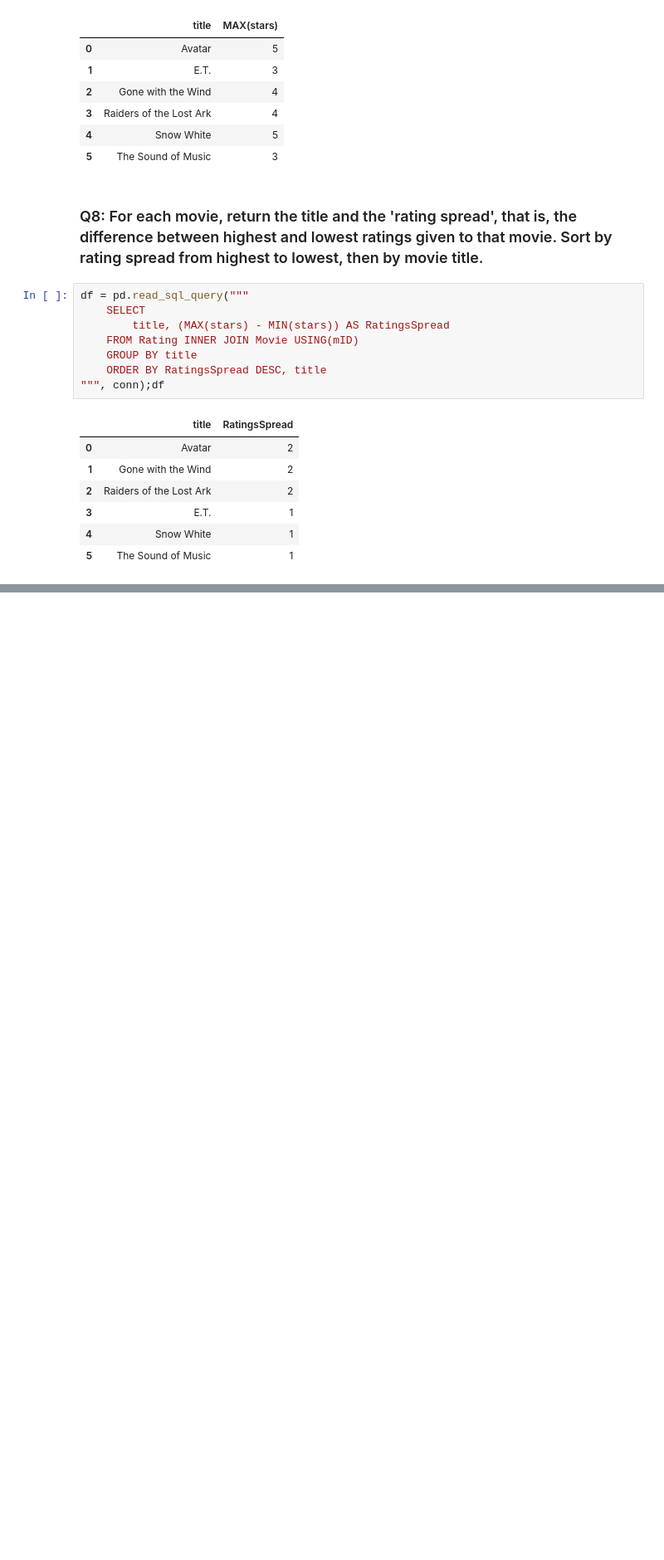
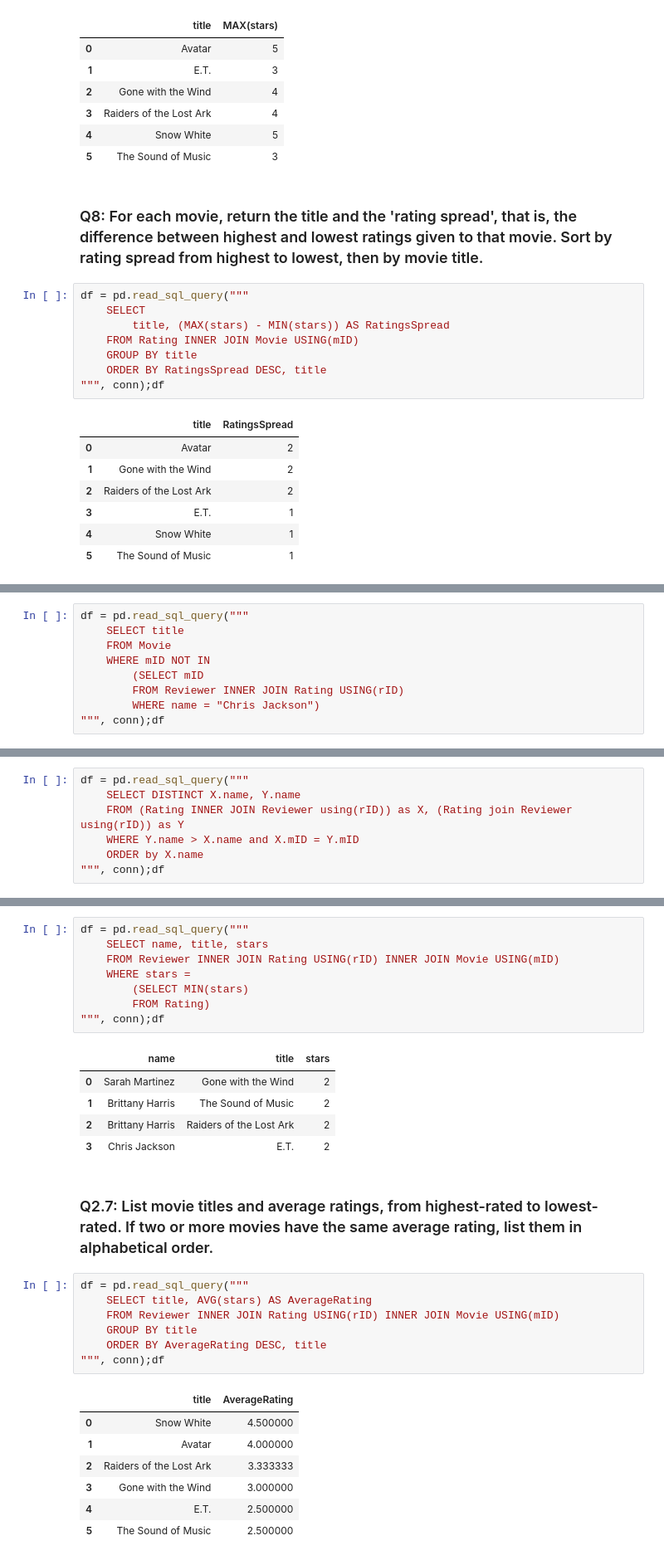
Before and after one commit to jmolds/SQL-reference-guide, a Jupyter notebook: SQL reference guide 9 -- Movie-Review excercises.ipynb, the cells around one changed output, grey strips where cells are left out. Shown at 83% size. Drawn from its saved outputs; the diff is of its cells as text; blank space fills up the shorter version.

```diff
--- a/SQL reference guide 9 -- Movie-Review excercises.ipynb
+++ b/SQL reference guide 9 -- Movie-Review excercises.ipynb
@@ -289,0 +365,9 @@ df = pd.read_sql_query("""
+# %%
+df = pd.read_sql_query("""
+    SELECT title
+    FROM Movie
+    WHERE mID NOT IN
+        (SELECT mID
+        FROM Reviewer INNER JOIN Rating USING(rID)
+        WHERE name = "Chris Jackson")
+""", conn);df
@@ -289,0 +383,7 @@ df = pd.read_sql_query("""
+# %%
+df = pd.read_sql_query("""
+    SELECT DISTINCT X.name, Y.name
+    FROM (Rating INNER JOIN Reviewer using(rID)) as X, (Rating join Reviewer using(rID)) as Y
+    WHERE Y.name > X.name and X.mID = Y.mID
+    ORDER by X.name
+""", conn);df
@@ -289,0 +399,31 @@ df = pd.read_sql_query("""
+# %%
+df = pd.read_sql_query("""
+    SELECT name, title, stars
+    FROM Reviewer INNER JOIN Rating USING(rID) INNER JOIN Movie USING(mID)
+    WHERE stars =
+        (SELECT MIN(stars)
+        FROM Rating)
+""", conn);df
+# %% [output]
+|  | name | title | stars |
+| 0 | Sarah Martinez | Gone with the Wind | 2 |
+| 1 | Brittany Harris | The Sound of Music | 2 |
+| 2 | Brittany Harris | Raiders of the Lost Ark | 2 |
+| 3 | Chris Jackson | E.T. | 2 |
+# %% [markdown]
+### Q2.7: List movie titles and average ratings, from highest-rated to lowest-rated. If two or more movies have the same average rating, list them in alphabetical order.
+# %%
+df = pd.read_sql_query("""
+    SELECT title, AVG(stars) AS AverageRating
+    FROM Reviewer INNER JOIN Rating USING(rID) INNER JOIN Movie USING(mID)
+    GROUP BY title
+    ORDER BY AverageRating DESC, title
+""", conn);df
+# %% [output]
+|  | title | AverageRating |
+| 0 | Snow White | 4.500000 |
+| 1 | Avatar | 4.000000 |
+| 2 | Raiders of the Lost Ark | 3.333333 |
+| 3 | Gone with the Wind | 3.000000 |
+| 4 | E.T. | 2.500000 |
+| 5 | The Sound of Music | 2.500000 |
```
Also changed, not shown: parts of 17 cells of this notebook, 1 other file.
